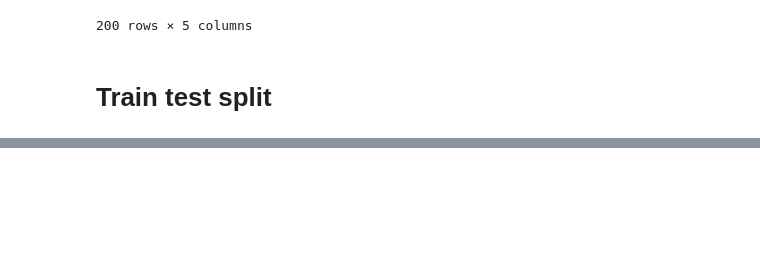
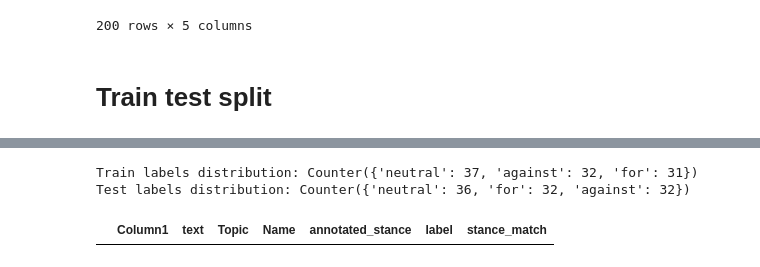
Before and after one commit to b0psheva27/BSc_project_polarization, a Jupyter notebook: 02_dataset_generation.ipynb, the cells around one changed output, grey strips where cells are left out. Drawn from its saved outputs; the diff is of its cells as text; code cells hidden in the pictures; blank space fills up the shorter version.

```diff
--- a/02_dataset_generation.ipynb
+++ b/02_dataset_generation.ipynb
@@ -118,3 +118,35 @@ X_test["annotated_stance"]= y_test
 # %%
 X_train.to_csv("annotated/annotated_train_data.csv")
 X_test.to_csv("annotated/annotated_test_data.csv")
+# %%
+from datasets import load_dataset
+dataset = load_dataset('csv', data_files={'train': 'annotated/annotated_train_data.csv', 'test': 'annotated/annotated_test_data.csv'})
+
+# dataset = load_dataset("csv", data_files="annotated/annotated_train_data.csv")
+dataset = dataset.rename_column("annotated_stance", "label")
+dataset = dataset.rename_column("w", "text")
+dataset = dataset.remove_columns(['Column1', 'Topic', 'Name', "Unnamed: 0"])
+train_dataset = dataset["train"]
+test_dataset = dataset["test"]
+from collections import Counter
+print("Train labels distribution:", Counter(train_dataset["label"]))
+print("Test labels distribution:", Counter(test_dataset["label"]))
+# %% [output]
+Train labels distribution: Counter({'neutral': 37, 'against': 32, 'for': 31})
+Test labels distribution: Counter({'neutral': 36, 'for': 32, 'against': 32})
+# %%
+train_dataset_df = train_dataset.to_pandas()
+test_dataset_df = train_dataset.to_pandas()
+# %%
+anon_data.rename(columns={"w": "text"}, inplace=True)
+# %%
+merged_df = anon_data.merge(test_dataset_df, on="text", suffixes=("anon_data", "test_data"))
+
+# Check where "annotated_stance" values match
+merged_df["stance_match"] = merged_df["annotated_stance"] == merged_df["label"]
+
+# Display mismatches
+mismatches = merged_df[~merged_df["stance_match"]]
+mismatches
+# %% [output]
+|  | Column1 | text | Topic | Name | annotated_stance | label | stance_match |
```
Also changed, not shown: 5 other files.
